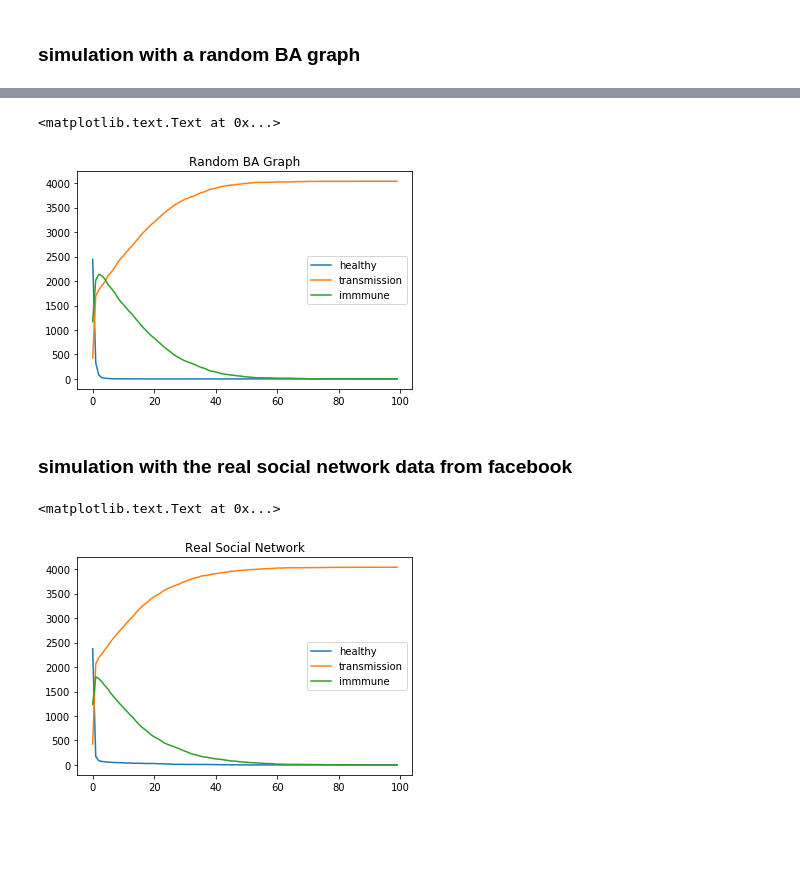
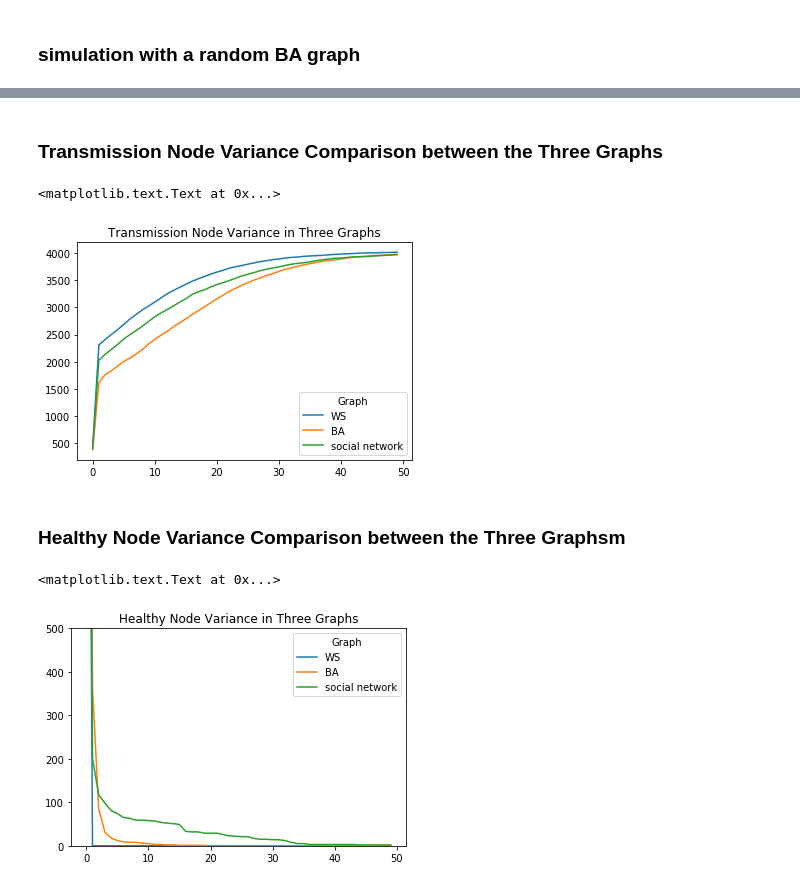
Before and after one commit to asrayousuf/InformationDiffusion, a Jupyter notebook: notebooks/Part-0-CA-Network.ipynb, the cells around one changed output, grey strips where cells are left out. Cells and saved outputs as stored; diff of their text form; code cells hidden in the pictures; blank space fills up the shorter version.

Commit message:
adding graph comparison functions, to be allocated to part1 later

```diff
--- a/notebooks/Part-0-CA-Network.ipynb
+++ b/notebooks/Part-0-CA-Network.ipynb
@@ -120,0 +142,3 @@ class social_network():
+# %%
+# ws graph
+WSrecords = plot_simulation(social_network(name ="ws",alpha=0.1,beta=0.3, n = 4039))
@@ -120,0 +149,3 @@ class social_network():
+# %%
+# social network graph
+RealRecords = plot_simulation(social_network(name ="real",alpha=0.1,beta=0.3), iteration_num = 50)
@@ -121,6 +154,5 @@ class social_network():
 # %% [markdown]
 ### simulation with a random BA graph
 # %%
-BA = social_network(name ="ba",alpha=0.1,beta=0.3, n = 4039)
-iteration_num = 100
-records=np.array(BA.iteration(n = iteration_num))
+# BA graph
+BArecords=plot_simulation(social_network(name ="ba",alpha=0.1,beta=0.3, n = 4039), iteration_num = 50)
@@ -127,13 +161,14 @@ records=np.array(BA.iteration(n = iteration_num))
+# %% [markdown]
+### Transmission Node Variance Comparison between the Three Graphs
 # %%
-# plotting the simulation result
+iteration_num =50
 x=list(range(0,iteration_num))
-plt.plot(x, records[:,0].tolist(),label="healthy")
-plt.plot(x, records[:,1].tolist(),label="transmission")
-plt.plot(x, records[:,2].tolist(),label="immmune")
-plt.legend()
-plt.title("Random BA Graph")
+
+plt.plot(x, WSrecords[:,1].tolist(),label="WS")
+plt.plot(x, BArecords[:,1].tolist(),label="BA")
+plt.plot(x, RealRecords[:,1].tolist(),label="social network")
+plt.legend(title="Graph",loc="best")
+plt.title("Transmission Node Variance in Three Graphs")
 # %% [output]
 <matplotlib.text.Text at 0x...>
-[figure, old version]
+[figure, new version]
-# %% [markdown]
-### simulation with the real social network data from facebook
@@ -144,11 +175,13 @@ records=np.array(facebook.iteration(n = iteration_num))
+# %% [markdown]
+### Healthy Node Variance Comparison between the Three Graphsm
 # %%
-# plotting the simulation result
-x=list(range(0,iteration_num))
-plt.plot(x, records[:,0].tolist(),label="healthy")
-plt.plot(x, records[:,1].tolist(),label="transmission")
-plt.plot(x, records[:,2].tolist(),label="immmune")
-plt.legend()
-plt.title("Real Social Network")
+plt.ylim(0, 500)
+
+plt.plot(x, WSrecords[:,0].tolist(),label="WS")
+plt.plot(x, BArecords[:,0].tolist(),label="BA")
+plt.plot(x, RealRecords[:,0].tolist(),label="social network")
+plt.legend(title="Graph",loc="best")
+plt.title("Healthy Node Variance in Three Graphs")
 # %% [output]
 <matplotlib.text.Text at 0x...>
-[figure, old version]
+[figure, new version]
```
Also changed, not shown: parts of 12 cells of this notebook.
